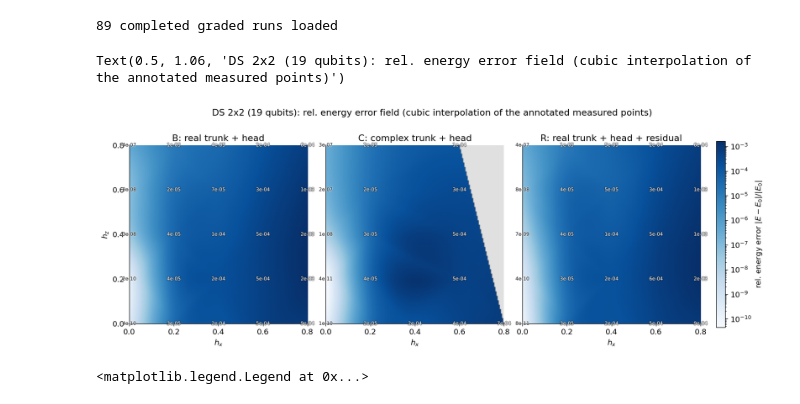
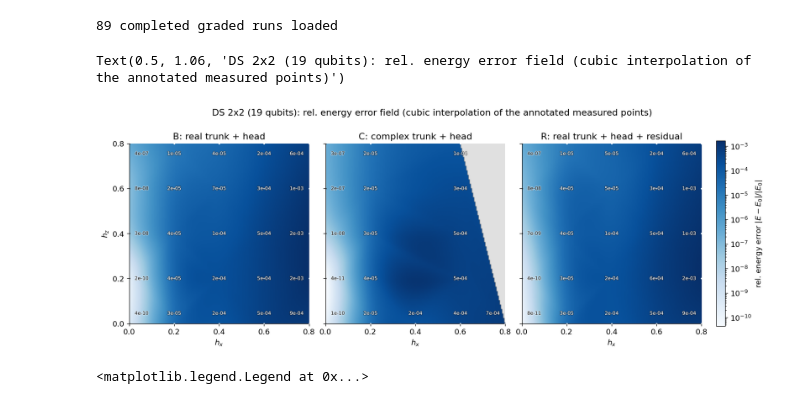
Before and after one commit to SanzharBissenali/2D-TC, a Jupyter notebook: analysis/05_phase4b_plane.ipynb, the cells around one changed output. Saved outputs shown, nothing was run; the diff lists cells and outputs as text; code cells hidden in the pictures.

Commit message:
analysis/05: clamp edge annotations inward + node dots (no axis collisions; visually verified)
Co-Authored-By: Claude Fable 5 <noreply@anthropic.com>

```diff
--- a/analysis/05_phase4b_plane.ipynb
+++ b/analysis/05_phase4b_plane.ipynb
@@ -75,36 +75,41 @@ for arm in ARMS:
     pts[arm], logv[arm] = np.array(p), np.array(v)
 
 allv = np.concatenate(list(logv.values()))
 vmin, vmax = allv.min(), allv.max()
 norm = LogNorm(vmin=10**vmin, vmax=10**vmax)
 g = np.linspace(0, 0.8, 161)
 GX, GY = np.meshgrid(g, g)
 
 fig, axes = plt.subplots(1, 3, figsize=(13.5, 4.6), sharey=True, constrained_layout=True)
 for ax, arm in zip(axes, ARMS):
     ax.grid(False)
     F = np.clip(griddata(pts[arm], logv[arm], (GX, GY), method='cubic'), vmin, vmax)
     im = ax.imshow(10**np.ma.masked_invalid(F), origin='lower', extent=(0, 0.8, 0, 0.8),
                    cmap='Blues', norm=norm, interpolation='bilinear')
     ax.set_facecolor('0.88')
     # measured points stay annotated -- everything else is interpolation
+    # (edge labels clamped inward so they don't collide with the axes)
     for (hx, hz), lv in zip(pts[arm], logv[arm]):
         dark = norm(10**lv) > 0.6
-        ax.text(hx, hz, f'{10**lv:.0e}', ha='center', va='center', fontsize=7,
-                color='white' if dark else '#1a1a1a',
+        col = 'white' if dark else '#1a1a1a'
+        ax.plot(hx, hz, '.', ms=2.5, color=col, zorder=4)
+        tx = min(max(hx, 0.055), 0.745)
+        ty = min(max(hz, 0.045), 0.755)
+        ax.text(tx, ty, f'{10**lv:.0e}', ha='center', va='center', fontsize=7,
+                color=col, zorder=5,
                 path_effects=[pe.withStroke(linewidth=1.6, alpha=0.5,
                               foreground='#1a1a1a' if dark else 'white')])
     ax.set_xticks(VALS); ax.set_yticks(VALS)
     ax.set(xlabel='$h_x$', title=ARM_LABEL[arm])
 axes[0].set(ylabel='$h_z$')
 cb = fig.colorbar(im, ax=axes, shrink=0.85, pad=0.015)
 cb.set_label(r'rel. energy error $|E - E_0|/|E_0|$')
 fig.suptitle('DS 2x2 (19 qubits): rel. energy error field '
              '(cubic interpolation of the annotated measured points)', y=1.06)
 # fig.savefig(f"{FIGDIR}/phase4b_2x2_relerr.png", dpi=300, bbox_inches="tight")
 # %% [output]
 Text(0.5, 1.06, 'DS 2x2 (19 qubits): rel. energy error field (cubic interpolation of the annotated measured points)')
-[figure, old version]
+[figure, new version]
 # %%
 # 2x3 (27 qubits): all graded points, grouped bars per architecture
 PTS = [(0.0, 0.0), (0.0, 0.1), (0.0, 0.2), (0.1, 0.0), (0.2, 0.0), (0.3, 0.0),
```
